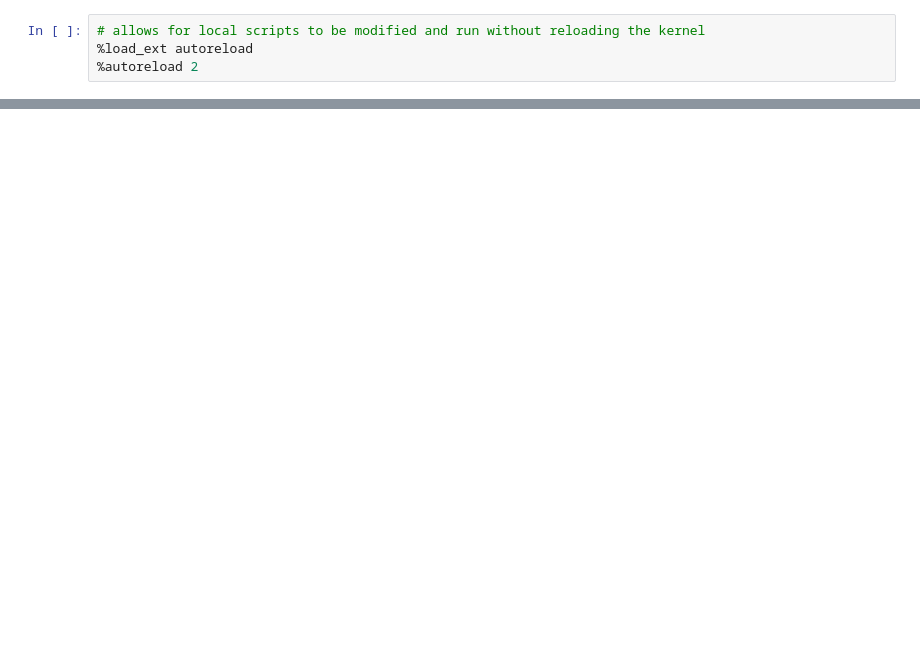
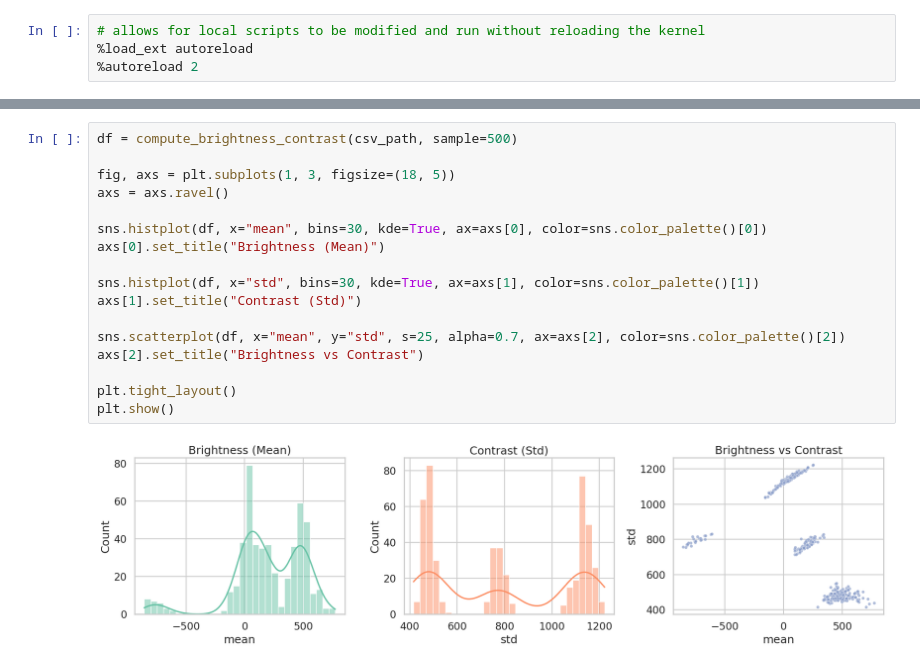
Before and after one commit to nkoranda97/capstone, a Jupyter notebook: notebooks/data_exploration.ipynb, the cells around one changed output, grey strips where cells are left out. Drawn from its saved outputs; the diff is of its cells as text; blank space fills up the shorter version.

```diff
--- a/notebooks/data_exploration.ipynb
+++ b/notebooks/data_exploration.ipynb
@@ -16,0 +101,19 @@ show_image(csv_path)
+# %%
+df = compute_brightness_contrast(csv_path, sample=500)
+
+fig, axs = plt.subplots(1, 3, figsize=(18, 5))
+axs = axs.ravel()
+
+sns.histplot(df, x="mean", bins=30, kde=True, ax=axs[0], color=sns.color_palette()[0])
+axs[0].set_title("Brightness (Mean)")
+
+sns.histplot(df, x="std", bins=30, kde=True, ax=axs[1], color=sns.color_palette()[1])
+axs[1].set_title("Contrast (Std)")
+
+sns.scatterplot(df, x="mean", y="std", s=25, alpha=0.7, ax=axs[2], color=sns.color_palette()[2])
+axs[2].set_title("Brightness vs Contrast")
+
+plt.tight_layout()
+plt.show()
+# %% [output]
+[figure, added]
```
Also changed, not shown: parts of 6 cells of this notebook, 5 other files.
